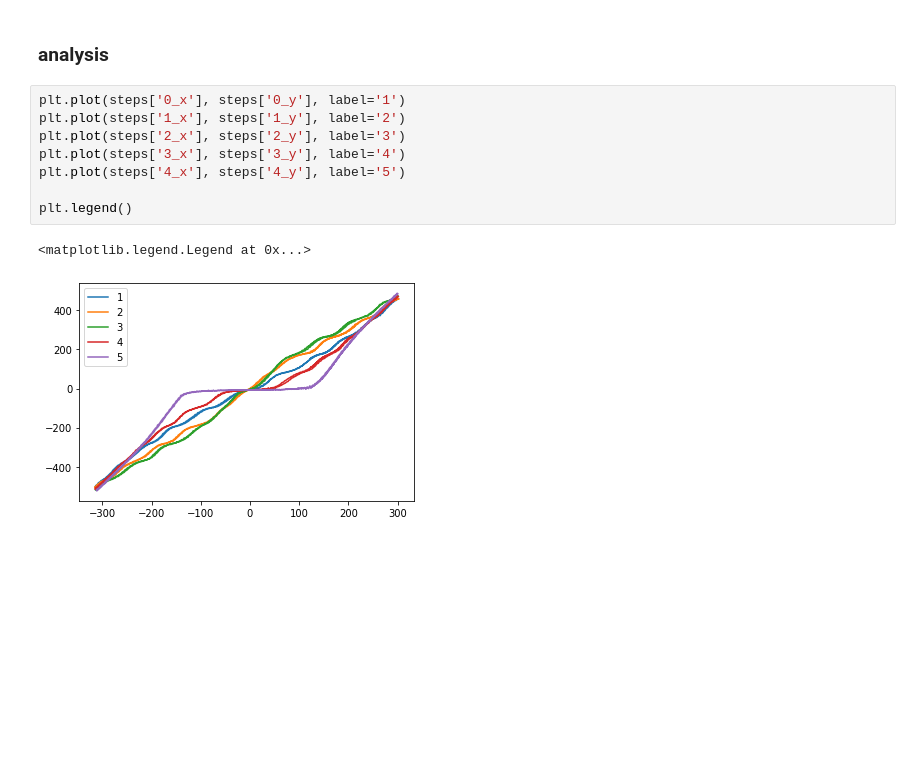
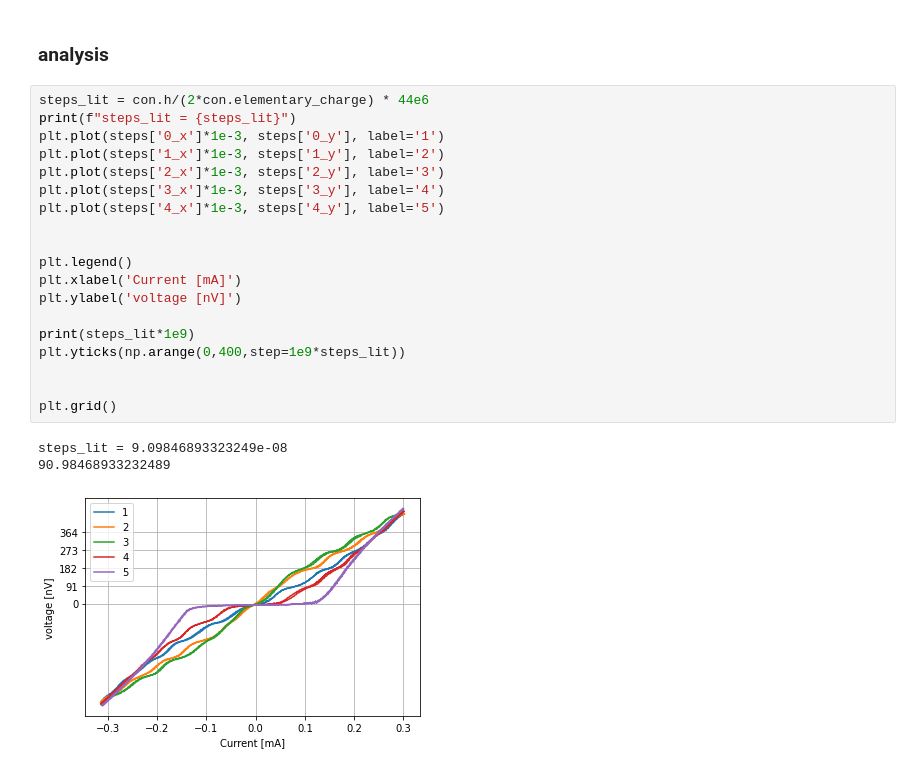
Before and after one commit to emhl/FP1, a Jupyter notebook: SQUID.ipynb, the cells around one changed output. Cells and saved outputs as stored; diff of their text form; blank space fills up the shorter version.

Commit message:
add theoretical grid to shapiro steps

```diff
--- a/SQUID.ipynb
+++ b/SQUID.ipynb
@@ -478,13 +478,25 @@ steps
 # %% [markdown]
 ### analysis
 # %%
-plt.plot(steps['0_x'], steps['0_y'], label='1')
-plt.plot(steps['1_x'], steps['1_y'], label='2')
-plt.plot(steps['2_x'], steps['2_y'], label='3')
-plt.plot(steps['3_x'], steps['3_y'], label='4')
-plt.plot(steps['4_x'], steps['4_y'], label='5')
+steps_lit = con.h/(2*con.elementary_charge) * 44e6
+print(f"steps_lit = {steps_lit}")
+plt.plot(steps['0_x']*1e-3, steps['0_y'], label='1')
+plt.plot(steps['1_x']*1e-3, steps['1_y'], label='2')
+plt.plot(steps['2_x']*1e-3, steps['2_y'], label='3')
+plt.plot(steps['3_x']*1e-3, steps['3_y'], label='4')
+plt.plot(steps['4_x']*1e-3, steps['4_y'], label='5')
+
 
 plt.legend()
+plt.xlabel('Current [mA]')
+plt.ylabel('voltage [nV]')
+
+print(steps_lit*1e9)
+plt.yticks(np.arange(0,400,step=1e9*steps_lit))
+
+
+plt.grid()
 # %% [output]
-<matplotlib.legend.Legend at 0x...>
+steps_lit = 9.09846893323249e-08
+90.98468933232489
-[figure, old version]
+[figure, new version]
```
Also changed, not shown: parts of 1 cell of this notebook.
